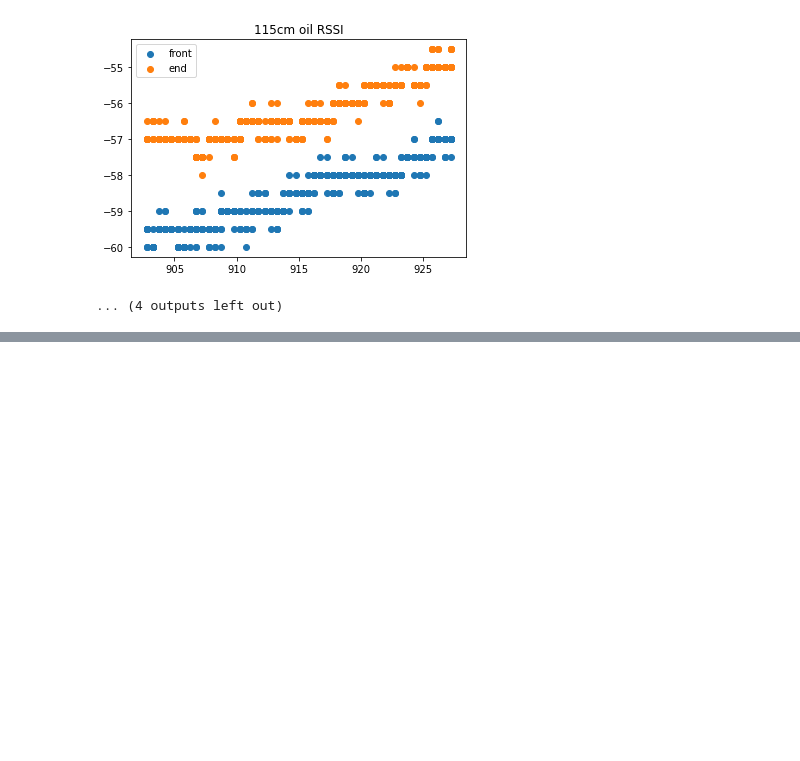
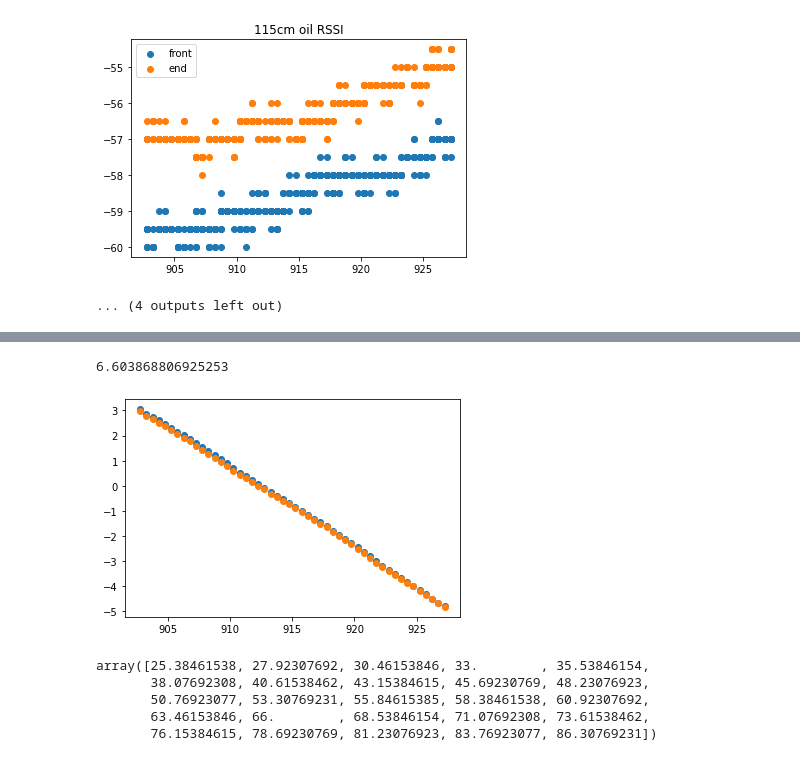
Before and after one commit to Jennifer331/Scripts, a Jupyter notebook: python/jupter/实验分析/march29th正反对比.ipynb, the cells around one changed output, grey strips where cells are left out. Drawn from its saved outputs; the diff is of its cells as text; code cells hidden in the pictures; blank space fills up the shorter version.

```diff
--- a/python/jupter/实验分析/march29th正反对比.ipynb
+++ b/python/jupter/实验分析/march29th正反对比.ipynb
@@ -119,0 +153,30 @@ for i in [55, 75, 85, 95, 105, 115, 125, 135]:
+# %%
+diff.mean()
+# %% [output]
+6.603868806925253
+# %%
+def diff_phase(matl):
+    f1 = 'outdoor_d1_%s_front_kde_outdoor.csv' % matl
+    f2 = 'outdoor_d1_%s_tail_kde_outdoor.csv' % matl
+    epc = dm.epc[matl]
+    folder='D:\\Atom\\python\\data\\cleaned\\grill\\outdoor'
+    attr = 'PHASE'
+
+    df_v_f = pd.read_csv(os.path.join(folder, f1))
+    df_v_t = pd.read_csv(os.path.join(folder, f2))
+    plt.scatter(df_v_f['CHANNEL'], np.unwrap(df_v_f[attr].values))
+    plt.scatter(df_v_t['CHANNEL'], np.unwrap(df_v_t[attr].values))
+
+    return np.unwrap(df_v_f[attr].values) - np.unwrap(df_v_t[attr].values)
+# %%
+diff = diff_phase('water')
+# %% [output]
+[figure, added]
+# %%
+33/13*np.arange(10,35)
+# %% [output]
+array([25.38461538, 27.92307692, 30.46153846, 33.        , 35.53846154,
+       38.07692308, 40.61538462, 43.15384615, 45.69230769, 48.23076923,
+       50.76923077, 53.30769231, 55.84615385, 58.38461538, 60.92307692,
+       63.46153846, 66.        , 68.53846154, 71.07692308, 73.61538462,
+       76.15384615, 78.69230769, 81.23076923, 83.76923077, 86.30769231])
```
Also changed, not shown: parts of 2 cells of this notebook.
